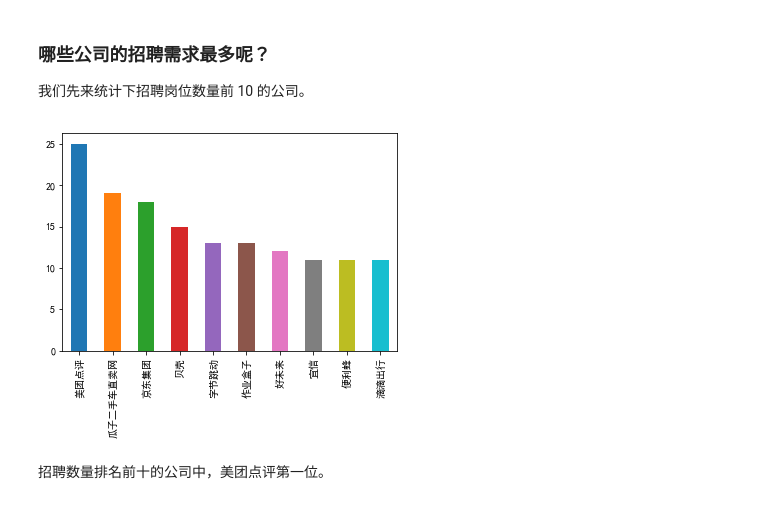
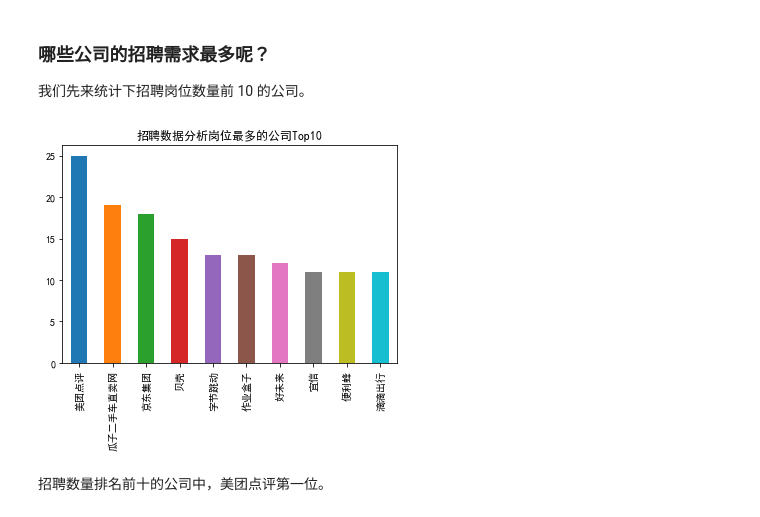
Before and after one commit to zhangyangit/pandas_practice, a Jupyter notebook: notebook/07-用数据来说明数据分析岗位的竞争力.ipynb, the cells around one changed output. Saved outputs shown, nothing was run; the diff lists cells and outputs as text; code cells hidden in the pictures.

```diff
--- a/notebook/07-用数据来说明数据分析岗位的竞争力.ipynb
+++ b/notebook/07-用数据来说明数据分析岗位的竞争力.ipynb
@@ -109,10 +112,11 @@ import matplotlib.pyplot as plt
 plt.rcParams["font.sans-serif"]=["SimHei"] #用来正常显示中文标签
 plt.rcParams["axes.unicode_minus"]=False #用来正常显示负号
 # %%
+plt.title("招聘数据分析岗位最多的公司Top10")
 company_count = df.companyShortName.value_counts()[:10]
 company_count.plot.bar();
 # %% [output]
-[figure, old version]
+[figure, new version]
 # %% [markdown]
 招聘数量排名前十的公司中，美团点评第一位。
 # %% [markdown]
```
Also changed, not shown: parts of 5 cells of this notebook.
